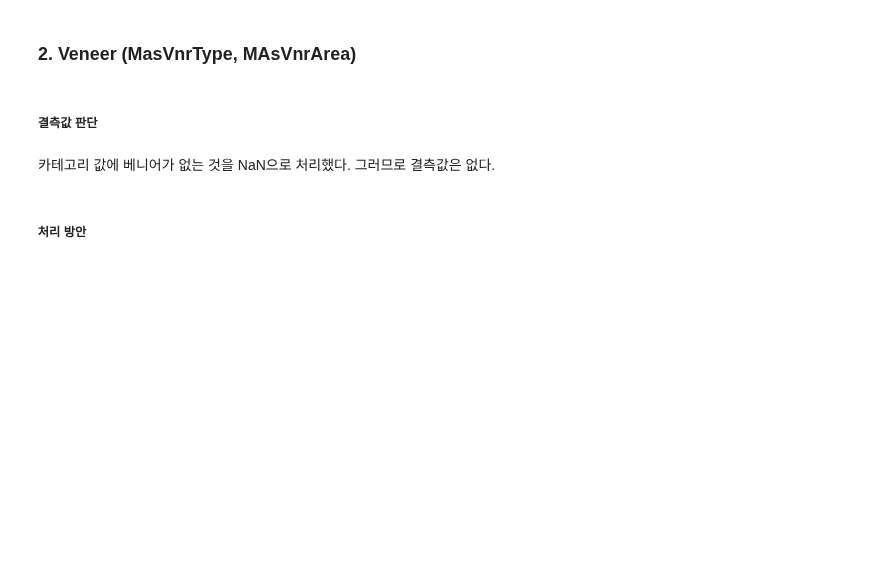
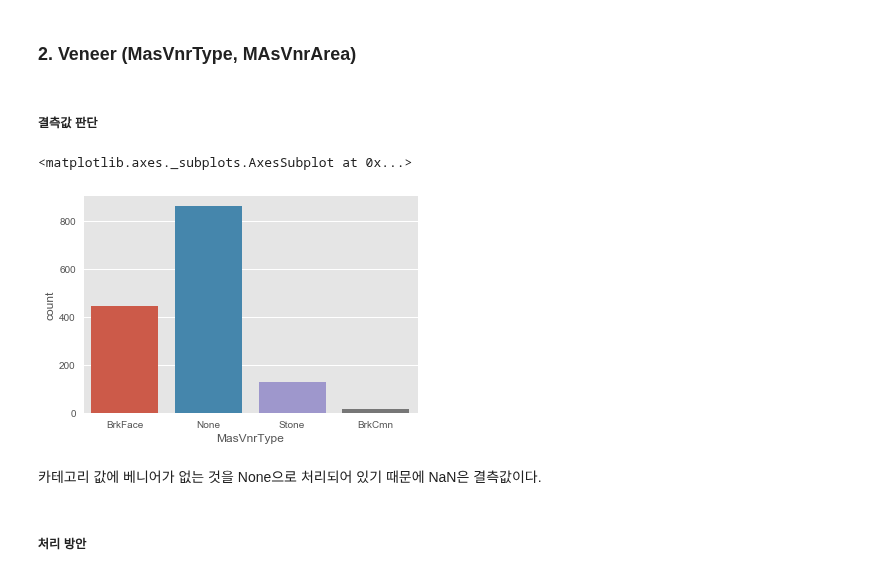
Before and after one commit to wjy5446/house-price-project, a Jupyter notebook: YoonJaeyoung/2-missing-value-treatment.ipynb, the cells around one changed output. Saved outputs shown, nothing was run; the diff lists cells and outputs as text; code cells hidden in the pictures; blank space fills up the shorter version.

```diff
--- a/YoonJaeyoung/2-missing-value-treatment.ipynb
+++ b/YoonJaeyoung/2-missing-value-treatment.ipynb
@@ -82,8 +82,13 @@ Electrical 의 분포를 보면 91%가 SBrkr으로 대부분을 SBrkr를 차지
 ### 2. Veneer (MasVnrType, MAsVnrArea)
 # %% [markdown]
 ##### 결측값 판단
+# %%
+sns.countplot(df_train["MasVnrType"])
+# %% [output]
+<matplotlib.axes._subplots.AxesSubplot at 0x...>
+[figure, added]
 # %% [markdown]
-카테고리 값에 베니어가 없는 것을 NaN으로 처리했다. 그러므로 결측값은 없다.
+카테고리 값에 베니어가 없는 것을 None으로 처리되어 있기 때문에 NaN은 결측값이다.
 # %% [markdown]
 ##### 처리 방안
 # %% [markdown]
```
Also changed, not shown: parts of 2 cells of this notebook.
